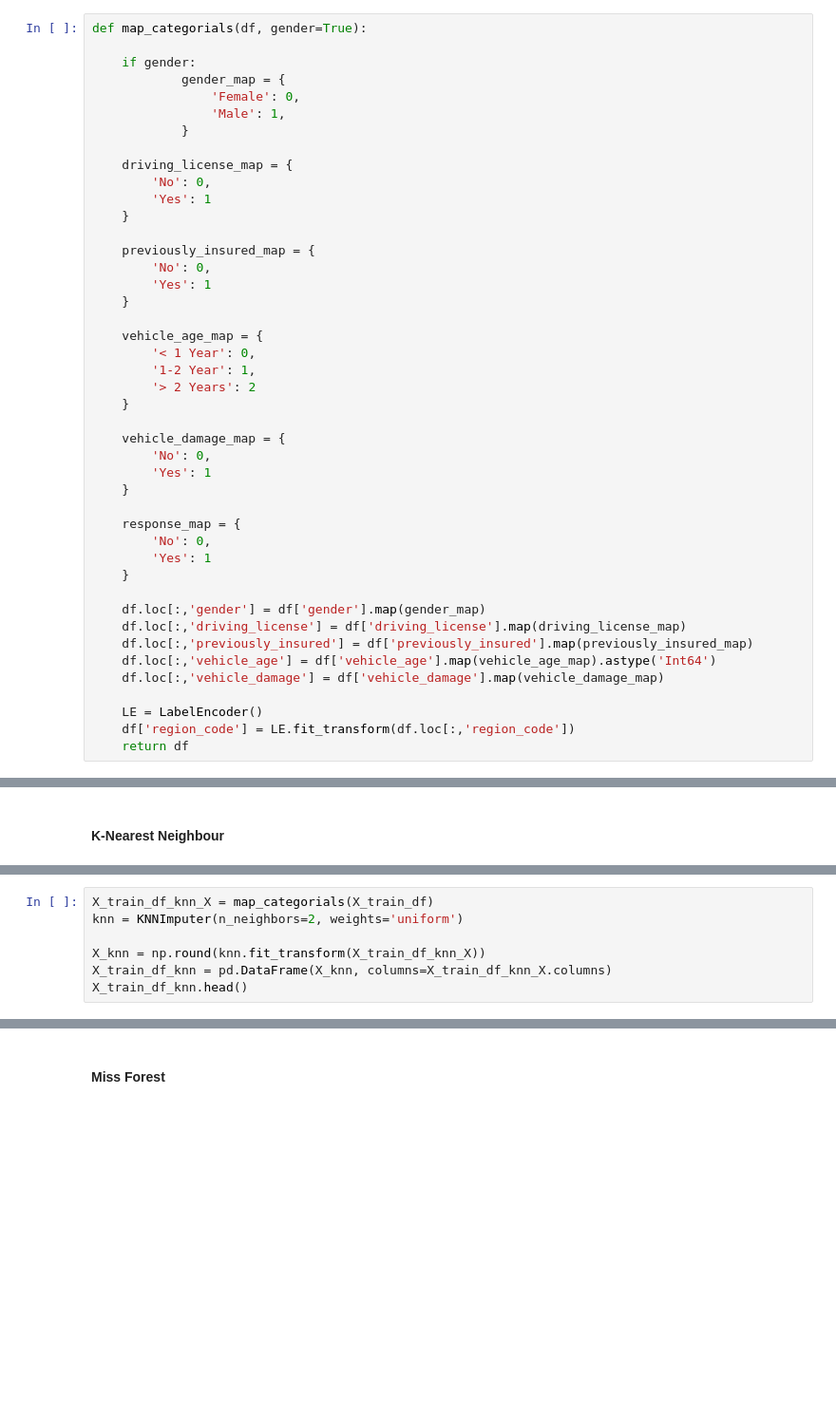
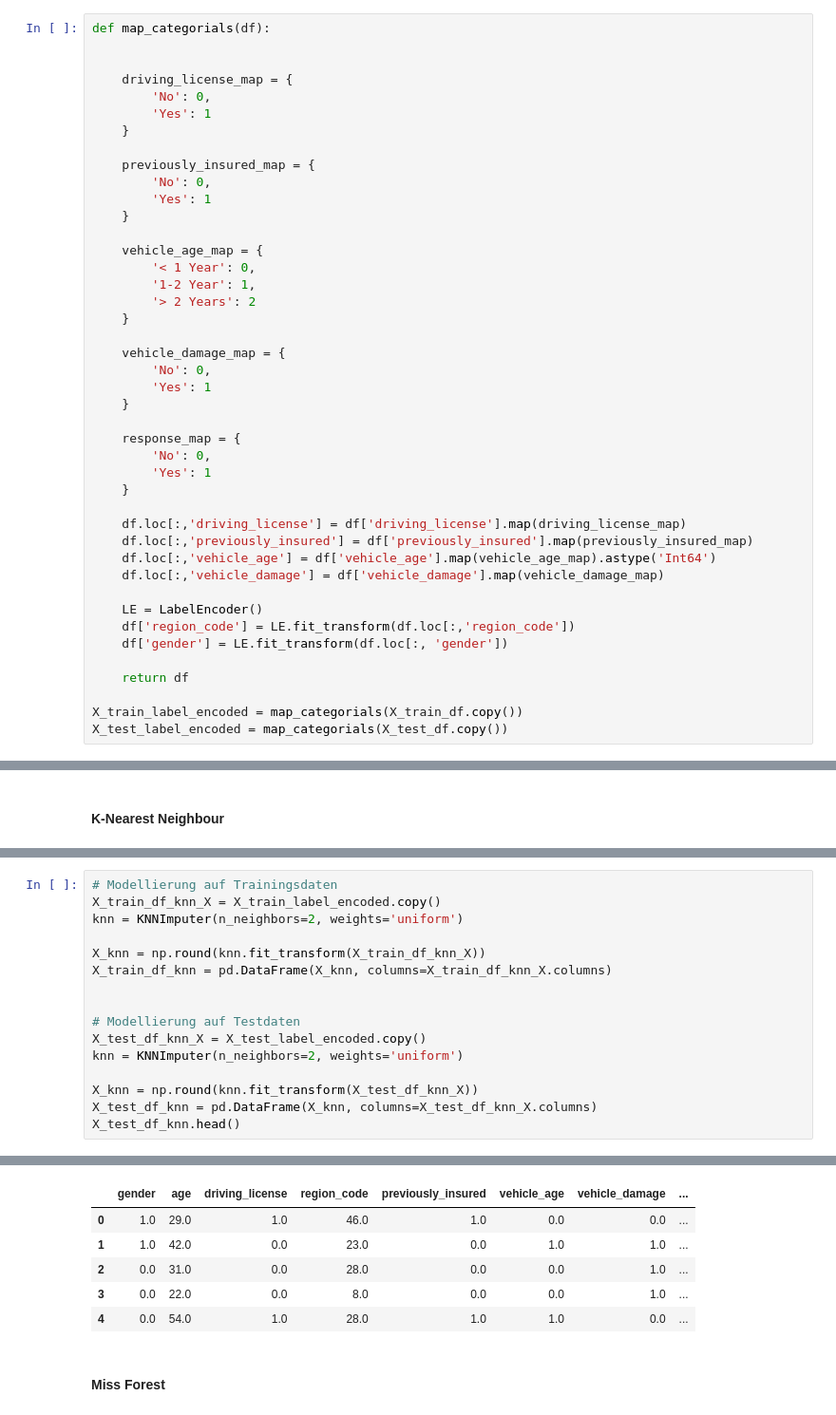
Before and after one commit to tlex-web/data_analysis_crisp_dm, a Jupyter notebook: data_preparation.ipynb, the cells around one changed output, grey strips where cells are left out. Shown at 95% size. Saved outputs shown, nothing was run; the diff lists cells and outputs as text; blank space fills up the shorter version.

```diff
--- a/data_preparation.ipynb
+++ b/data_preparation.ipynb
@@ -219,13 +219,8 @@ X_test_df = pd.DataFrame(X_test)
 # %% [markdown]
 #### Categorial Mapping
 # %%
-def map_categorials(df, gender=True):
+def map_categorials(df):
 
-    if gender:
-            gender_map = {
-                'Female': 0,
-                'Male': 1,
-            }
 
     driving_license_map = {
         'No': 0,
@@ -253,7 +248,6 @@ def map_categorials(df, gender=True):
         'Yes': 1
     }
 
-    df.loc[:,'gender'] = df['gender'].map(gender_map)
     df.loc[:,'driving_license'] = df['driving_license'].map(driving_license_map)
     df.loc[:,'previously_insured'] = df['previously_insured'].map(previously_insured_map)
     df.loc[:,'vehicle_age'] = df['vehicle_age'].map(vehicle_age_map).astype('Int64')
@@ -261,4 +255,9 @@ def map_categorials(df, gender=True):
 
     LE = LabelEncoder()
     df['region_code'] = LE.fit_transform(df.loc[:,'region_code'])
+    df['gender'] = LE.fit_transform(df.loc[:, 'gender'])
+
     return df
+
+X_train_label_encoded = map_categorials(X_train_df.copy())
+X_test_label_encoded = map_categorials(X_test_df.copy())
@@ -330,8 +321,17 @@ X_train_df_knn_X.head()
 # %%
-X_train_df_knn_X = map_categorials(X_train_df)
+# Modellierung auf Trainingsdaten
+X_train_df_knn_X = X_train_label_encoded.copy()
 knn = KNNImputer(n_neighbors=2, weights='uniform')
 
 X_knn = np.round(knn.fit_transform(X_train_df_knn_X))
 X_train_df_knn = pd.DataFrame(X_knn, columns=X_train_df_knn_X.columns)
-X_train_df_knn.head()
+
+
+# Modellierung auf Testdaten
+X_test_df_knn_X = X_test_label_encoded.copy()
+knn = KNNImputer(n_neighbors=2, weights='uniform')
+
+X_knn = np.round(knn.fit_transform(X_test_df_knn_X))
+X_test_df_knn = pd.DataFrame(X_knn, columns=X_test_df_knn_X.columns)
+X_test_df_knn.head()
 # %% [output]
@@ -339,2 +338,8 @@ KeyboardInterrupt:
+|  | gender | age | driving_license | region_code | previously_insured | vehicle_age | vehicle_damage | ... |
+| 0 | 1.0 | 29.0 | 1.0 | 46.0 | 1.0 | 0.0 | 0.0 | ... |
+| 1 | 1.0 | 42.0 | 0.0 | 23.0 | 0.0 | 1.0 | 1.0 | ... |
+| 2 | 0.0 | 31.0 | 0.0 | 28.0 | 0.0 | 0.0 | 1.0 | ... |
+| 3 | 0.0 | 22.0 | 0.0 | 8.0 | 0.0 | 0.0 | 1.0 | ... |
+| 4 | 0.0 | 54.0 | 1.0 | 28.0 | 1.0 | 1.0 | 0.0 | ... |
 # %% [markdown]
 #### Miss Forest
```
Also changed, not shown: parts of 27 cells of this notebook.
